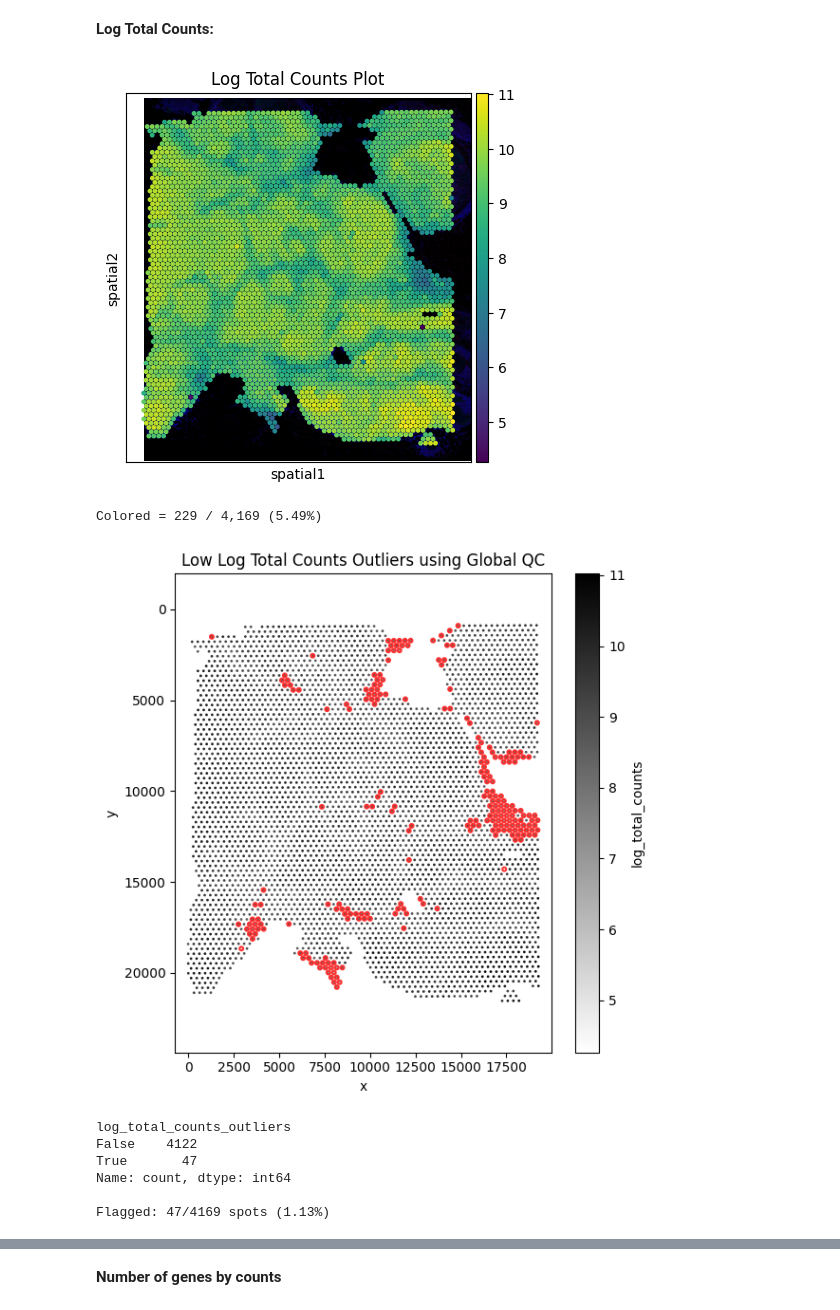
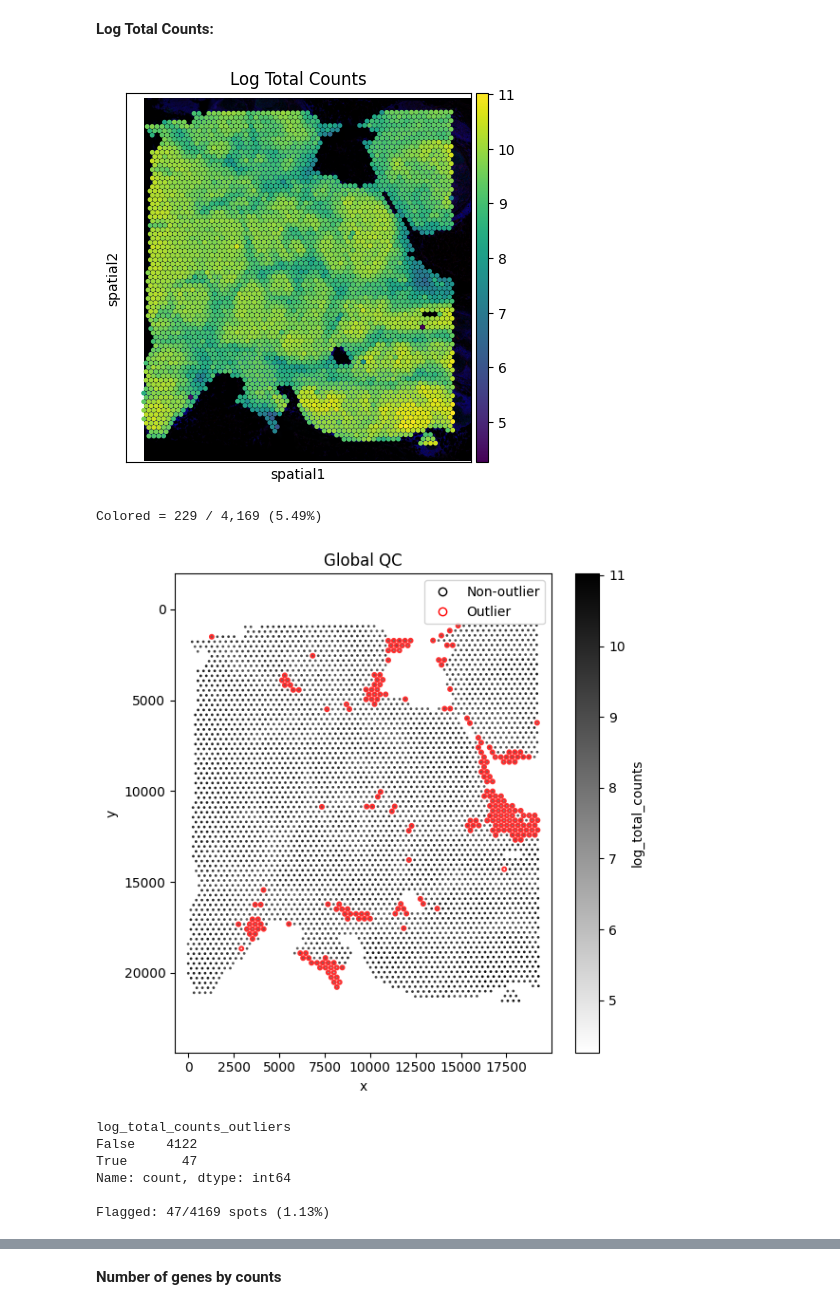
Before and after one commit to danielchen05/SpotSweeper_py_paper, a Jupyter notebook: Visium.ipynb, the cells around one changed output, grey strips where cells are left out. Drawn from its saved outputs; the diff is of its cells as text; code cells hidden in the pictures.

```diff
--- a/Visium.ipynb
+++ b/Visium.ipynb
@@ -274,38 +243,38 @@ We then repeat for log total counts, number of genes by counts, and % mitochondr
 # %%
 sc.pl.spatial(
     adata,
     color="log_total_counts",
     cmap="viridis",
     size=1.4,
-    title="Log Total Counts Plot",
+    title="Log Total Counts",
 )
 
 plot_qc_metric_with_outliers(
     adata=adata,
     sample_id=None,
     metric="log_total_counts",
     outliers="low_log_counts_outlier",       # boolean column
     point_size=2,
     colors=("white", "black"),  # background color gradient
     stroke=1,
-    title="Low Log Total Counts Outliers using Global QC"
+    title="Global QC"
 )
 plt.show()
 
 lo.local_outliers(adata, metric = "log_total_counts", sample_key = "region") # compute local outliers
-plot_QC.plot_qc_metrics(adata,"region", metric = "log_total_counts", outliers="log_total_counts_outliers", title="Low Log Total Counts Outliers using SpotSweeper QC") # plot outliers
+plot_QC.plot_qc_metrics(adata,"region", metric = "log_total_counts", outliers="log_total_counts_outliers", title="SpotSweeper QC", legend=True) # plot outliers
 # print summary of outliers detected
 col = "log_total_counts_outliers"
 counts = adata.obs[col].value_counts()
 total = counts.sum()
 flagged = counts.get(True, 0)  # safely handle if no True values
 
 print(counts)
 print(f"\nFlagged: {flagged}/{total} spots ({flagged/total*100:.2f}%)")
 # %% [output]
-[figure, old version]
+[figure, new version]
 Colored = 229 / 4,169 (5.49%)
-[figure, old version]
+[figure, new version]
 log_total_counts_outliers
 False    4122
 True       47
```
Also changed, not shown: parts of 13 cells of this notebook.
